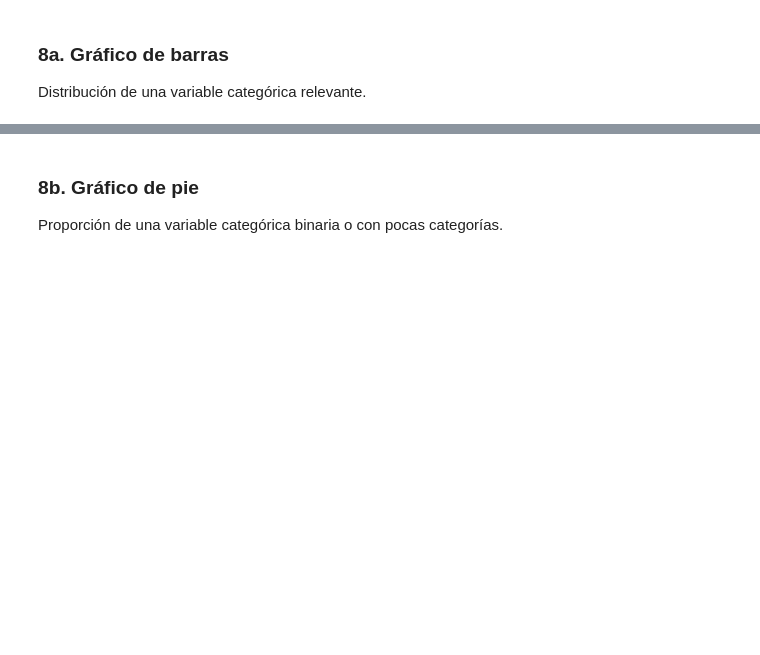
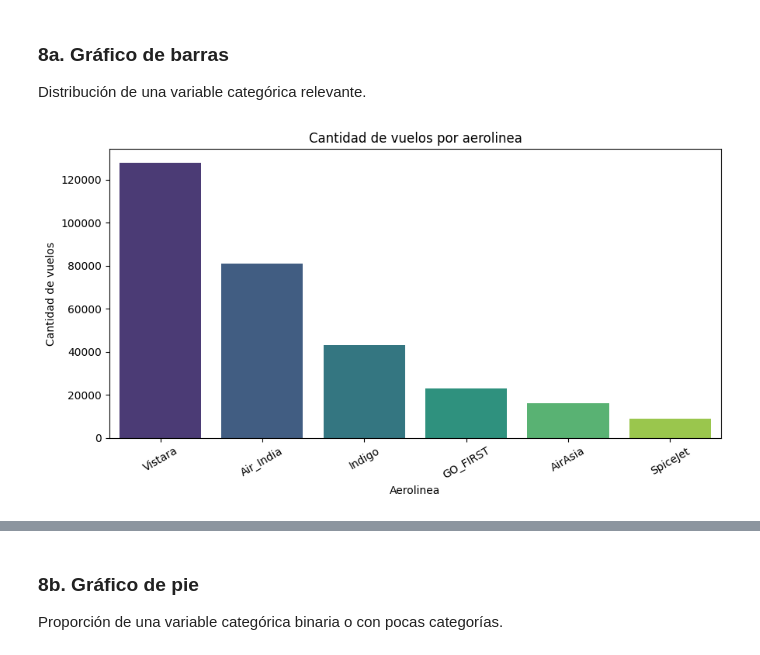
Before and after one commit to Jjes07/FundamentosML-Workshop2, a Jupyter notebook: Regresion.ipynb, the cells around one changed output, grey strips where cells are left out. Saved outputs shown, nothing was run; the diff lists cells and outputs as text; code cells hidden in the pictures; blank space fills up the shorter version.

```diff
--- a/Regresion.ipynb
+++ b/Regresion.ipynb
@@ -255,3 +475,17 @@ Para cada gráfica: código, imagen e interpretación con una recomendación com
 ### 8a. Gráfico de barras
 
 Distribución de una variable categórica relevante.
+# %%
+# 8a. Grafico de barras: cantidad de vuelos por aerolinea
+conteo_airline = df['airline'].value_counts()
+
+plt.figure(figsize=(9,5))
+sns.barplot(x=conteo_airline.index, y=conteo_airline.values, hue=conteo_airline.index, palette='viridis', legend=False)
+plt.title('Cantidad de vuelos por aerolinea')
+plt.xlabel('Aerolinea')
+plt.ylabel('Cantidad de vuelos')
+plt.xticks(rotation=30)
+plt.tight_layout()
+plt.show()
+# %% [output]
+[figure, added]
```
Also changed, not shown: parts of 39 cells of this notebook.
